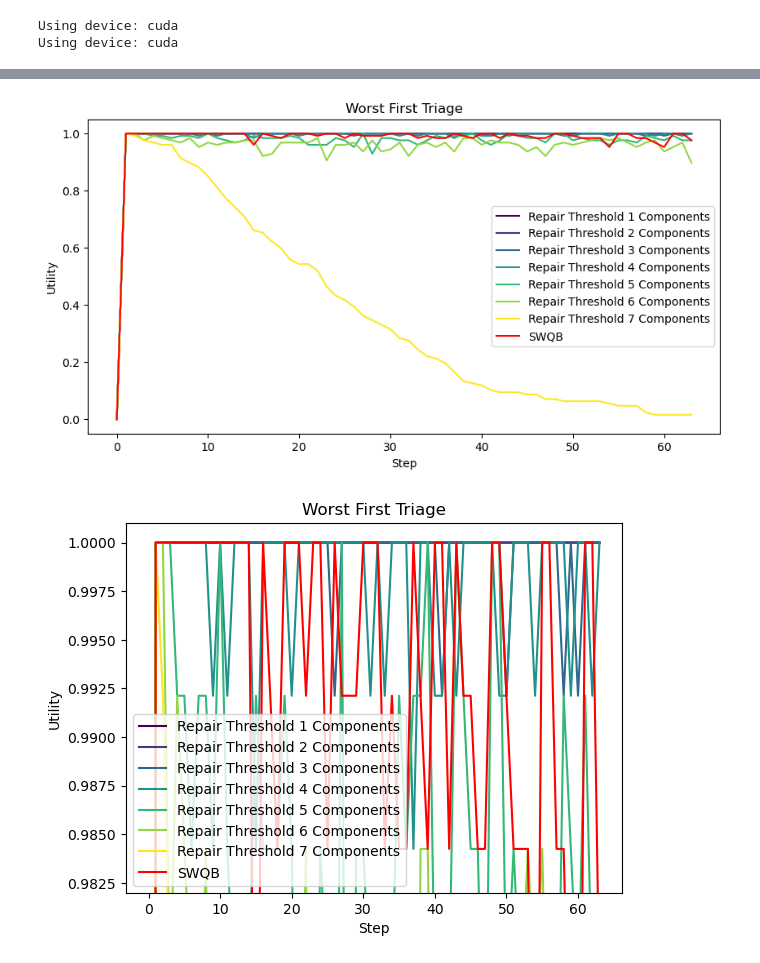
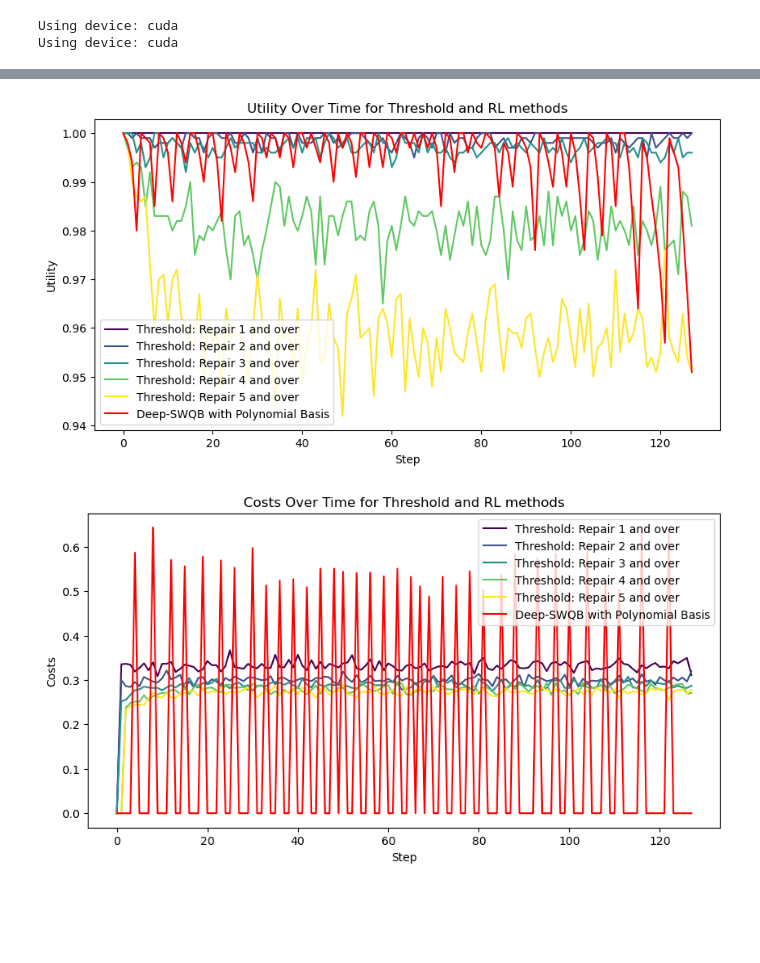
Before and after one commit to nemodev42/maintenance-swqb, a Jupyter notebook: baselines.ipynb, the cells around one changed output, grey strips where cells are left out. Cells and saved outputs as stored; diff of their text form; code cells hidden in the pictures; blank space fills up the shorter version.

Commit message:
graphs for paper

```diff
--- a/baselines.ipynb
+++ b/baselines.ipynb
@@ -98,11 +98,11 @@ DEGREE_APPROXIMATION = 12 # basis elements to be generated for action value appr
 # for k \in { 0, 1, 2, ...,  MAX_REPAIR_CONSTRAINT }
 basis_switch = {
     "polynomial": torch.tensor([
-        [ (n / MAX_REPAIR_CONSTRAINT )**k for n in range(MAX_REPAIR_CONSTRAINT + 1) ]
+        [ (n / MAX_REPAIR_CONSTRAINT )**k for n in range(MAX_REPAIR_CONSTRAINT ) ]
         for k in range(DEGREE_APPROXIMATION)
     ], dtype=torch.float32),
     "fourier": torch.tensor([
-        [np.cos(1 * np.pi * k * n / MAX_REPAIR_CONSTRAINT) for n in range(MAX_REPAIR_CONSTRAINT + 1)]
+        [np.cos(1 * np.pi * k * n / MAX_REPAIR_CONSTRAINT) for n in range(MAX_REPAIR_CONSTRAINT )]
         for k in range(DEGREE_APPROXIMATION)
     ], dtype=torch.float32),
     }
@@ -112,12 +112,12 @@ basis = basis_switch[ BASIS ]
 def get_basis(degree: int, max_repair_constraint: int, basis_type: str = "polynomial") -> torch.Tensor:
     if basis_type == "polynomial":
         return torch.tensor([
-            [ (n / max_repair_constraint )**k for n in range(max_repair_constraint + 1) ]
+            [ (n / max_repair_constraint )**k for n in range(max_repair_constraint ) ]
             for k in range(degree)
         ], dtype=torch.float32)
     elif basis_type == "fourier":
         return torch.tensor([
-            [np.cos(1 * np.pi * k * n / max_repair_constraint) for n in range(max_repair_constraint + 1)]
+            [np.cos(1 * np.pi * k * n / max_repair_constraint) for n in range(max_repair_constraint )]
             for k in range(degree)
         ], dtype=torch.float32)
 
@@ -367,9 +367,9 @@ plt.plot(cache_failures)
 
 cache_cache = []
 
-pbar = tqdm(total=N_CONDITION_STATES, desc="Repairing Components", unit="episodes")
+pbar = tqdm(total=N_CONDITION_STATES-1, desc="Repairing Components", unit="episodes")
 
-for repair_threshold in range(0, N_CONDITION_STATES + 1):
+for repair_threshold in range(1, N_CONDITION_STATES):
 	td = env.reset(params_td)
 	cache_failures = []
 	cache_costs = []
@@ -384,9 +384,11 @@ for repair_threshold in range(0, N_CONDITION_STATES + 1):
 		# print("actions:",actions)
 		# step the enviroment
 		td = env.step(td)
+		td = td["next"]
 		# cache the failures
 		cache_failures.append(td["utility"][0].item())
 		cache_costs.append(td["orm_costs"][0].item())
-		td = td["next"]
+
 	cache_cache.append([cache_failures, cache_costs])
 	pbar.update(1)
+pbar.close()
@@ -430,7 +475,7 @@ plt.show()
 # hyperparameters["DEGREE_APPROXIMATION"] = DQAK_best_degree
 # hyperparameters["N_DEEP_NODES"] = DQAK_best_deep
 # hyperparameters["BASIS_DOMAIN"] = get_basis(DQAK_best_degree, MAX_REPAIR_CONSTRAINT, basis_type="polynomial")
-hyperparameters["REWARD_BLEND"] = 0.6
+hyperparameters["REWARD_BLEND"] = 0.7
 
 
 dqt_DQAK = MaitenanceDQBNTrainer(hyperparameters, env,)
@@ -442,4 +487,8 @@ colors = plt.cm.viridis(np.linspace(0, 1, EPOCHS))
 for i, q in enumerate(q_cache_DQAK):
 	if True:
 		plt.plot(q - q.mean(), alpha = 0.05, color = colors[i])
+plt.xlabel("Number of Components to Repair")
+plt.ylabel("Centered Q Value")
+plt.title("Q value durring training of Deep-SWQB model with Polynomial Basis")
+plt.show()
 # %% [output]
@@ -462,41 +511,30 @@ for i in range(EPISODE_LENGTH):
 # %%
 colors = plt.cm.viridis(np.linspace(0, 1, len(cache_cache)))
 plt.figure(figsize=(10, 5))
 for i, cache_failures in enumerate(cache_cache):
-	plt.plot(cache_failures[0], label=f"Repair Threshold {i+1} Components", color=colors[i])
+	plt.plot(cache_failures[0], label=f"Threshold: Repair {i+1} and over", color=colors[i])
 
-plt.plot(benchmark_failures, label="SWQB", color="red")
+plt.plot(benchmark_failures, label="Deep-SWQB with Polynomial Basis", color="red")
 
-plt.title("Worst First Triage")
+plt.title("Utility Over Time for Threshold and RL methods")
 plt.xlabel("Step")
 plt.ylabel("Utility")
 plt.legend()
 plt.show()
 
-for i, cache_failures in enumerate(cache_cache):
-	plt.plot(cache_failures[0], label=f"Repair Threshold {i+1} Components", color=colors[i])
-
-plt.plot(benchmark_failures, label="SWQB", color="red")
-
-plt.title("Worst First Triage")
-plt.xlabel("Step")
-plt.ylabel("Utility")
-plt.ylim(.982, 1.001)
-plt.legend()
-plt.show()
 
 # Plot the costs
 plt.figure(figsize=(10, 5))
 for i, cache_costs in enumerate(cache_cache):
-	plt.plot(cache_costs[1], label=f"Repair Threshold {i+1} Components", color=colors[i])
+	plt.plot(cache_costs[1], label=f"Threshold: Repair {i+1} and over", color=colors[i])
 
-plt.plot(benchmark_costs, label="SWQB", color="red")
+plt.plot(benchmark_costs, label="Deep-SWQB with Polynomial Basis", color="red")
 
-plt.title("Worst First Triage")
+plt.title("Costs Over Time for Threshold and RL methods")
 plt.xlabel("Step")
 plt.ylabel("Costs")
 plt.legend()
 plt.show()
 # %% [output]
-[figure, old version]
+[figure, new version]
-[figure, old version]
+[figure, new version]
```
Also changed, not shown: parts of 19 cells of this notebook, 23 other files.
